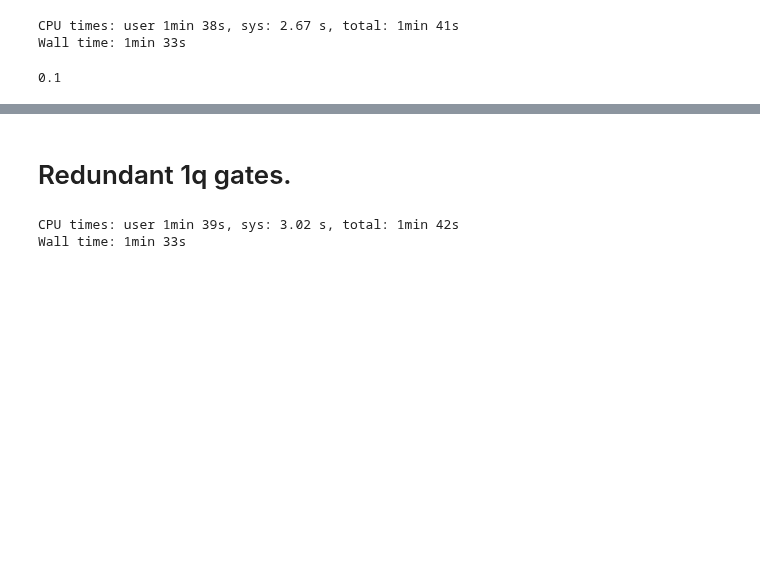
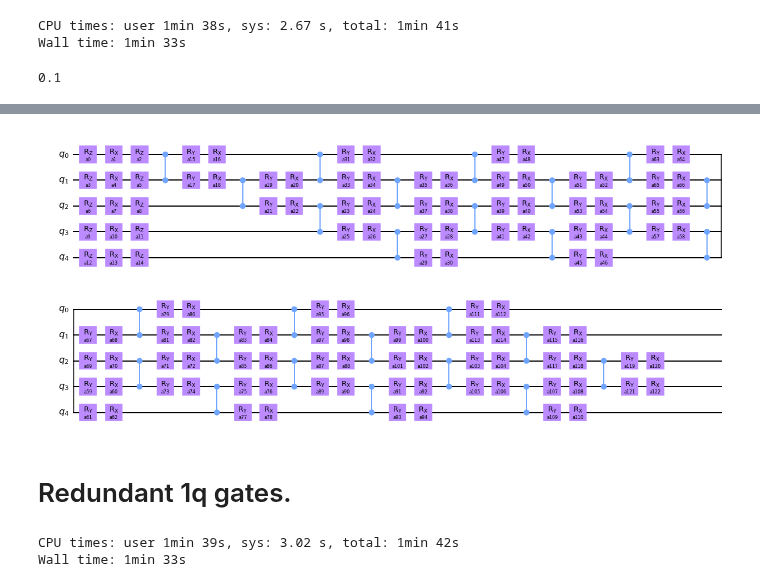
Before and after one commit to idnm/cpflow, a Jupyter notebook: poisson_optimization.ipynb, the cells around one changed output, grey strips where cells are left out. Saved outputs shown, nothing was run; the diff lists cells and outputs as text; code cells hidden in the pictures; blank space fills up the shorter version.

```diff
--- a/poisson_optimization.ipynb
+++ b/poisson_optimization.ipynb
@@ -169,0 +181,14 @@ sum(sh)/len(sh)
+# %%
+%%time
+
+anz = Ansatz(5, 'cz', fill_layers(chain_layer(5), 27))
+
+ah, lh, sh = unitary_learn_repeat(anz.unitary,
+                                  u_toff4,
+                                  anz.num_angles,
+                                  'adam',
+                                  0.1,
+                                  num_repeats=20,
+                                  target_loss=1e-4)
+
+print(sum(sh)/len(sh))
@@ -170,3 +199,7 @@ sum(sh)/len(sh)
+# %%
+anz.circuit().draw(output='mpl')
+# %% [output]
+[figure, added]
 # %% [markdown]
 # Redundant 1q gates.
 # %%
```
Also changed, not shown: parts of 3 cells of this notebook, 3 other files.
